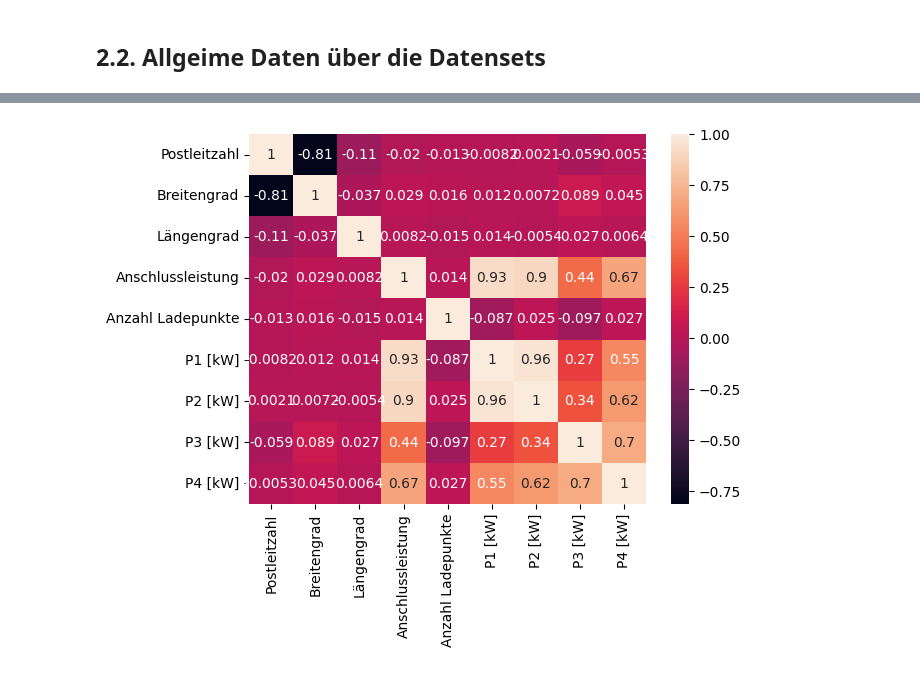
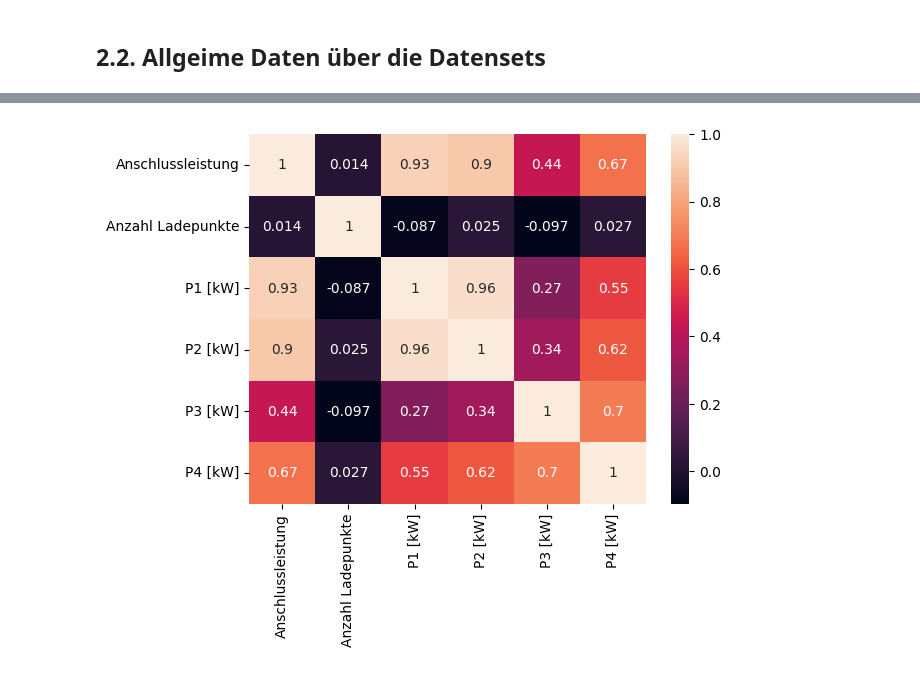
Before and after one commit to BT-Zarrok/KFW, a Jupyter notebook: KFW.ipynb, the cells around one changed output, grey strips where cells are left out. Cells and saved outputs as stored; diff of their text form; code cells hidden in the pictures.

```diff
--- a/KFW.ipynb
+++ b/KFW.ipynb
@@ -408,6 +408,9 @@ gdf.plot(ax=ax, color='blue', )
 
 plt.show()
 # %%
+list_columns = ['Anschlussleistung',
+                'Anzahl Ladepunkte', 'P1 [kW]', 'P2 [kW]', 'P3 [kW]', 'P4 [kW]']
+df = df[list_columns]
 corr_matrix = df.corr(method = 'pearson')
 sns.heatmap(corr_matrix, annot=True)
 plt.show()
@@ -416,4 +418,4 @@ The default value of numeric_only in DataFrame.corr is deprecated. In a future v
-[figure, old version]
+[figure, new version]
 # %%
 df['Inbetriebnahmedatum'] = pd.to_datetime(df['Inbetriebnahmedatum'], format='%d.%m.%Y')# Drop all rows with NaN.
 # df = df.dropna(axis=0)
```
Also changed, not shown: parts of 1 cell of this notebook.
